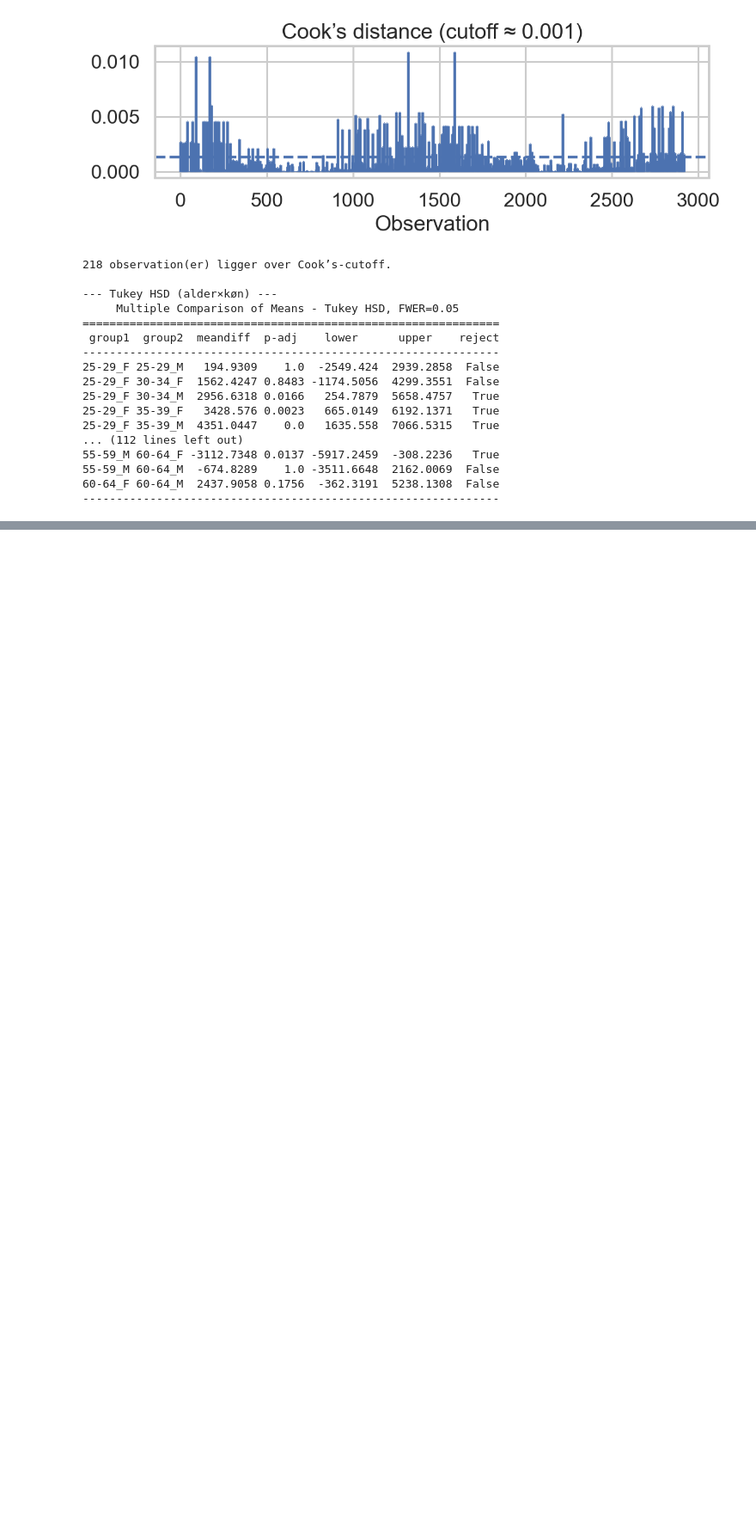
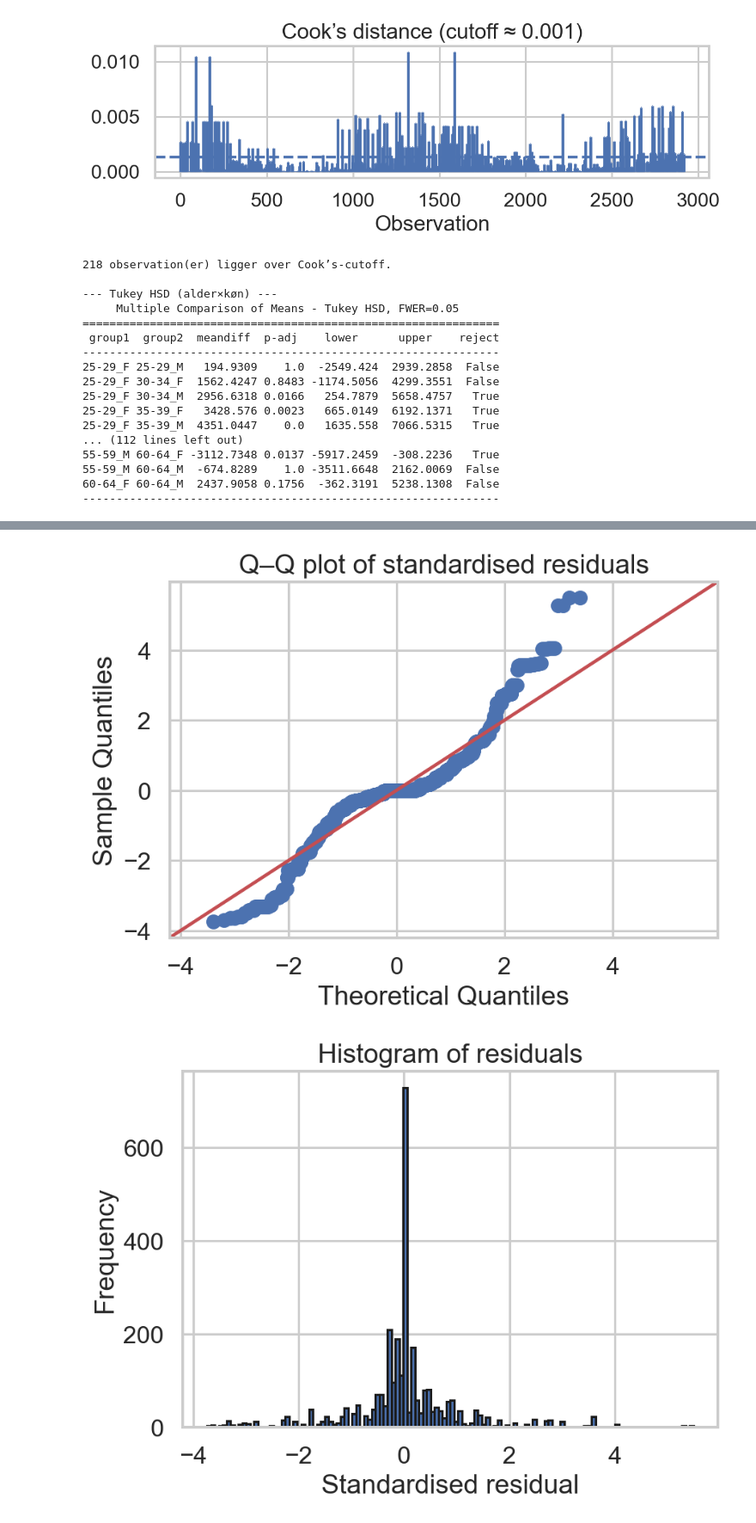
Before and after one commit to MagnusLauO/Project-in-Stat.-Eval.-02445, a Jupyter notebook: DEEPANOVA.ipynb, the cells around one changed output, grey strips where cells are left out. Shown at 86% size. Cells and saved outputs as stored; diff of their text form; code cells hidden in the pictures; blank space fills up the shorter version.

```diff
--- a/DEEPANOVA.ipynb
+++ b/DEEPANOVA.ipynb
@@ -450,3 +450,79 @@ Durbin-Watson         : DW = 1.974
 55-59_M 60-64_M  -674.8289    1.0 -3511.6648  2162.0069  False
 60-64_F 60-64_M  2437.9058 0.1756  -362.3191  5238.1308  False
 --------------------------------------------------------------
+# %%
+# gender_age_job_anova_binned_en.py  -----------------------------------
+# Requires: pandas, statsmodels, matplotlib, scipy
+# ----------------------------------------------------------------------
+import pandas as pd
+import statsmodels.formula.api as smf
+import statsmodels.api as sm
+import matplotlib.pyplot as plt
+import numpy as np
+
+CSV = "/Users/vitusthaulow/Documents/GitHub/Project-in-Stat.-Eval.-02445/salaries_3000.csv"
+
+# 1. Load the four variables we need
+cols = ["gender", "age", "occupation", "middle_salary"]
+df   = pd.read_csv(CSV, usecols=cols)
+
+# 2. Define age bands (5-year width from 25 years upward)
+#    Adjust bins/labels if you prefer different bands
+bins   = list(range(25, int(df["age"].max()) + 5, 5))      # 25, 30, 35, …
+labels = [f"{b}-{b+4}" for b in bins[:-1]]                 # 25-29, 30-34, …
+df["age_band"] = pd.cut(df["age"], bins=bins, labels=labels, right=False)
+
+# 3. Treat grouping variables as categorical
+for col in ["gender", "age_band", "occupation"]:
+    df[col] = df[col].astype("category")
+
+# 4. Three-way ANOVA (Type II) with age bands
+model = smf.ols("middle_salary ~ C(gender)*C(age_band)*C(occupation)", data=df).fit()
+anova = sm.stats.anova_lm(model, typ=2)
+
+print("\n=== 3-way ANOVA (Type II) ===")
+print(anova.loc[["C(gender)", "C(age_band)", "C(occupation)",
+                 "C(gender):C(age_band)"]])
+
+p = anova.loc["C(gender):C(age_band)", "PR(>F)"]
+msg = ("YES – the gender gap varies across age bands."
+       if p < 0.05
+       else "No – the gap is roughly constant across age bands.")
+print(f"\nGender × Age-band interaction p = {p:.3g}  →  {msg}")
+
+# 5. Residual diagnostics ---------------------------------------------
+resid   = model.resid
+resid_z = (resid - resid.mean()) / resid.std(ddof=1)   # standardised residuals
+
+# Q–Q plot
+sm.qqplot(resid_z, line="45")
+plt.title("Q–Q plot of standardised residuals")
+plt.tight_layout()
+plt.show()
+
+# Histogram
+plt.hist(resid_z, bins="auto", edgecolor="k")
+plt.xlabel("Standardised residual")
+plt.ylabel("Frequency")
+plt.title("Histogram of residuals")
+plt.tight_layout()
+plt.show()
+
+# 6. Bar plot with fixed colours --------------------------------------
+colour_map = {"F": "#1f77b4",    # blue
+              "M": "#ff7f0e"}    # orange
+
+mean_tbl = (df.groupby(["age_band", "gender"])["middle_salary"]
+              .mean()
+              .unstack())        # rows = age_band, columns = gender
+
+ax = mean_tbl.loc[:, ["F", "M"]].plot(
+        kind="bar", figsize=(9, 5), rot=0,
+        color=[colour_map["F"], colour_map["M"]])
+
+ax.set_ylabel("Predicted salary (DKK)")
+ax.set_title("Average salary by gender within each age band")
+ax.legend(title="gender")
+plt.tight_layout()
+plt.show()
+# %% [output]
@@ -452,0 +537,2 @@ Durbin-Watson         : DW = 1.974
+[figure, added]
+[figure, added]
```
Also changed, not shown: parts of 3 cells of this notebook.
